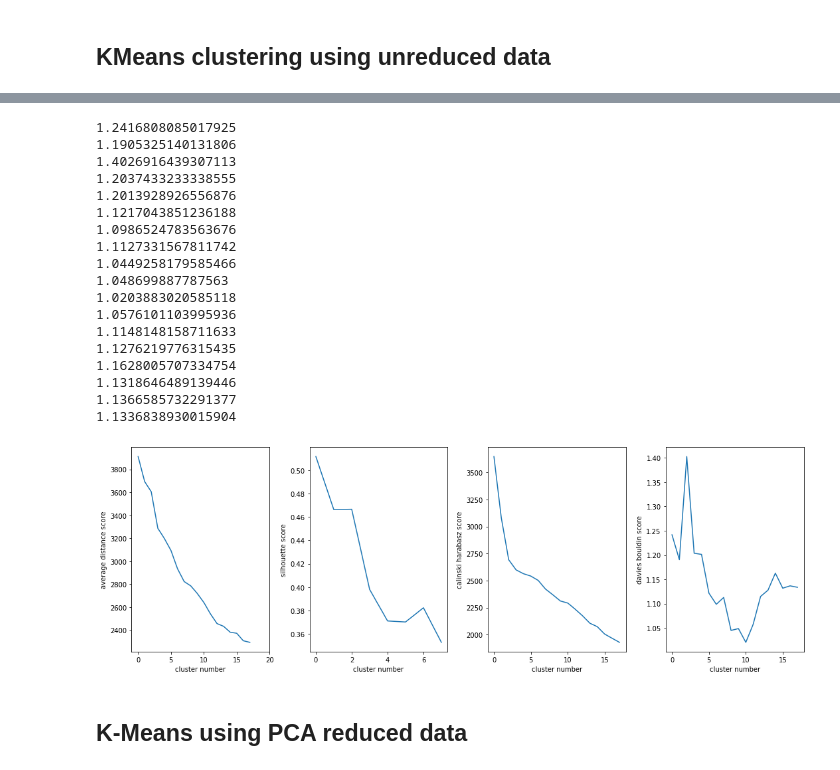
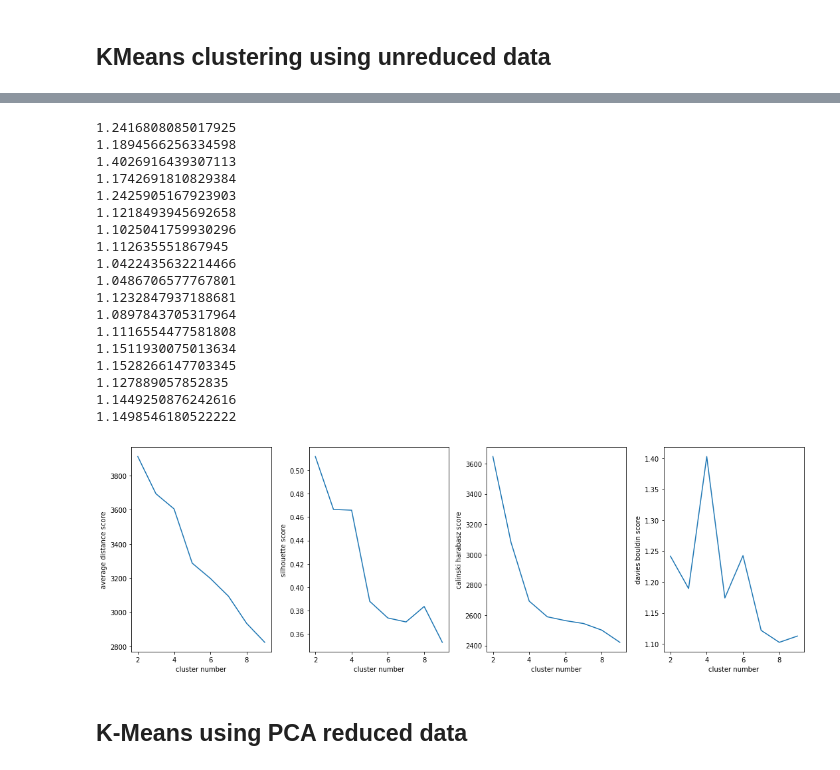
Before and after one commit to Shunling/Insight_HealthDataScience, a Jupyter notebook: DataChallenge2C/DC2C_Shunling_Guo.ipynb, the cells around one changed output, grey strips where cells are left out. Cells and saved outputs as stored; diff of their text form; code cells hidden in the pictures.

```diff
--- a/DataChallenge2C/DC2C_Shunling_Guo.ipynb
+++ b/DataChallenge2C/DC2C_Shunling_Guo.ipynb
@@ -168,6 +168,13 @@ df10.head()
 | 4 | -1.600780 | -0.681803 | 0.337861 | 1.023551 | -0.439101 | 0.069767 | 0.694072 | 0.263975 | 0.575726 | -0.121344 |
 # %% [markdown]
 ## KMeans clustering using unreduced data
+# %%
+df = df[['BALANCE', 'BALANCE_FREQUENCY', 'PURCHASES', 'ONEOFF_PURCHASES',
+       'INSTALLMENTS_PURCHASES', 'CASH_ADVANCE', 'PURCHASES_FREQUENCY',
+       'ONEOFF_PURCHASES_FREQUENCY', 'PURCHASES_INSTALLMENTS_FREQUENCY',
+       'CASH_ADVANCE_FREQUENCY', 'CASH_ADVANCE_TRX', 'PURCHASES_TRX',
+       'CREDIT_LIMIT', 'PAYMENTS', 'MINIMUM_PAYMENTS', 'PRC_FULL_PAYMENT',
+       'TENURE']]
 # %%
 # check how many clusters to use
 
@@ -295,52 +302,52 @@ for k in K:
     dbs_scores.append(score)
 # %% [output]
 1.2416808085017925
-1.1905325140131806
+1.1894566256334598
 1.4026916439307113
-1.2037433233338555
-1.2013928926556876
-1.1217043851236188
-1.0986524783563676
-1.1127331567811742
-1.0449258179585466
-1.048699887787563
-1.0203883020585118
-1.0576101103995936
-1.1148148158711633
-1.1276219776315435
-1.1628005707334754
-1.1318646489139446
-1.1366585732291377
-1.1336838930015904
+1.1742691810829384
+1.2425905167923903
+1.1218493945692658
+1.1025041759930296
+1.112635551867945
+1.0422435632214466
+1.0486706577767801
+1.1232847937188681
+1.0897843705317964
+1.1116554477581808
+1.1511930075013634
+1.1528266147703345
+1.127889057852835
+1.1449250876242616
+1.1498546180522222
 # %%
 # plot model performance according to four types of scores
 
 fig = plt.figure(figsize=(15,5))
 
 ax1 = fig.add_subplot(1,4,1)
-ax1.plot(SSE)
+ax1.plot(K[:8], SSE[:8])
 plt.xlabel('cluster number')
 plt.ylabel('average distance score')
-plt.xlim(-1,20)
+
 
 ax2 = fig.add_subplot(1,4,2)
-ax2.plot(sil_scores)
+ax2.plot(K[:8], sil_scores[:8])
 plt.xlabel('cluster number')
 plt.ylabel('silhouette score')
 
 ax3 = fig.add_subplot(1,4,3)
-ax3.plot(chs_scores)
+ax3.plot(K[:8], chs_scores[:8])
 plt.xlabel('cluster number')
 plt.ylabel('calinski harabasz score')
 
 ax4 = fig.add_subplot(1,4,4)
-ax4.plot(dbs_scores)
+ax4.plot(K[:8], dbs_scores[:8])
 plt.xlabel('cluster number')
 plt.ylabel('davies bouldin score')
 
 plt.tight_layout()
 # %% [output]
-[figure, old version]
+[figure, new version]
 # %% [markdown]
 ## K-Means using PCA reduced data
 # %%
```
Also changed, not shown: parts of 41 cells of this notebook.
